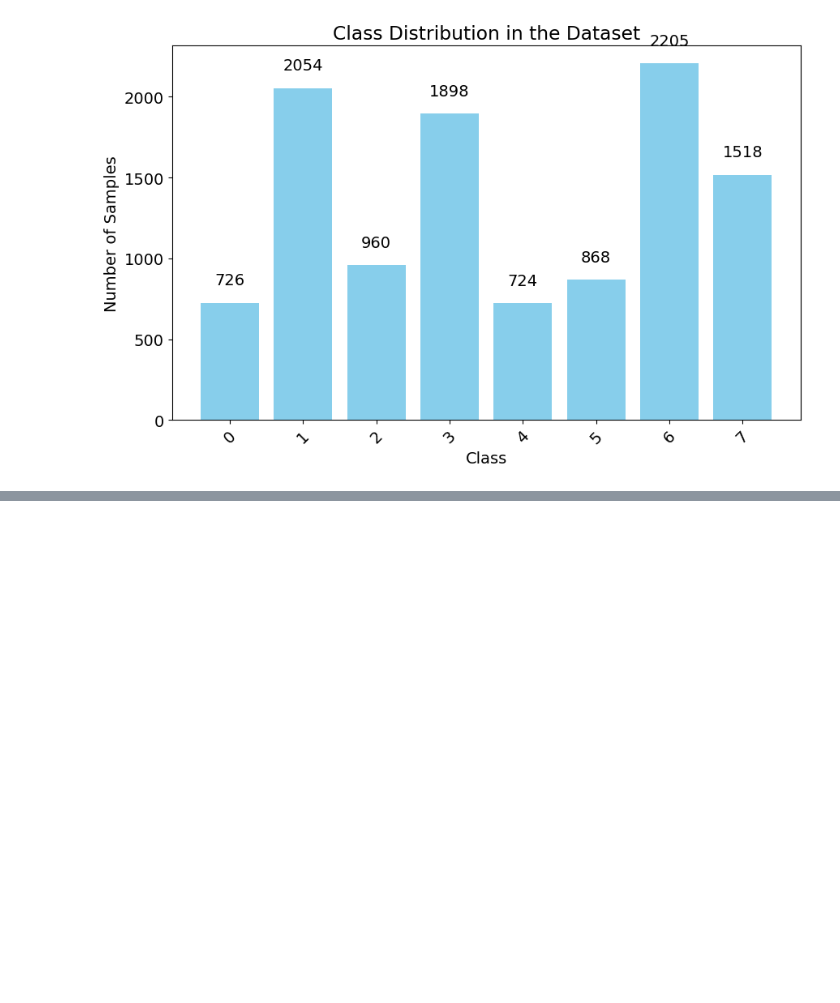
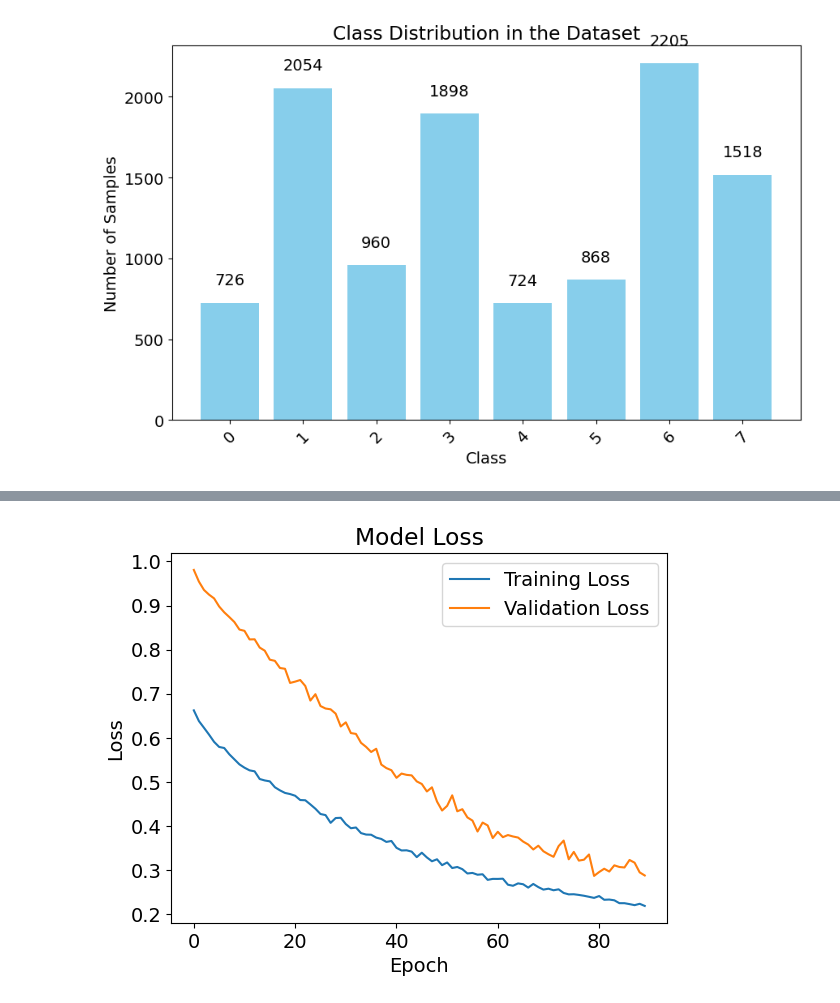
Before and after one commit to giovannaloro/AN2DL_PROJECT_2024_M2G, a Jupyter notebook: code/g_a.ipynb, the cells around one changed output, grey strips where cells are left out. Drawn from its saved outputs; the diff is of its cells as text; code cells hidden in the pictures; blank space fills up the shorter version.

```diff
--- a/code/g_a.ipynb
+++ b/code/g_a.ipynb
@@ -416,32 +443,33 @@ model.save("attempt_x.keras")
 # %%
 from tensorflow.keras.models import load_model
+from tensorflow.keras.layers import BatchNormalization
+from tensorflow.keras.optimizers import Adadelta
 
 #Load the saved model
-model = load_model('attempt_x.keras')
+model = load_model('attempt_y.keras')
 # Unfreeze specific layers in each EfficientNet model
 
 for layer in model.get_layer('Effnet_1').layers[-50:]:
-    if not isinstance(layer, layers.BatchNormalization):
+    if not isinstance(layer, BatchNormalization):
             layer.trainable = True
 
 for layer in model.get_layer('Effnet_2').layers[-50:]:
-    if not isinstance(layer, layers.BatchNormalization):
+    if not isinstance(layer, BatchNormalization):
             layer.trainable = True
 
 for layer in model.get_layer('Effnet_2').layers[-50:]:
-    if not isinstance(layer, layers.BatchNormalization):
+    if not isinstance(layer, BatchNormalization):
             layer.trainable = True
 
 #compile the model
 model.compile(optimizer=Adadelta(learning_rate=0.0001), loss='categorical_crossentropy', metrics=['accuracy'])
 # %%
-#set weights
-class_weights = compute_class_weight('balanced', classes=np.unique(y_int_train), y=y_int_train)
-class_weights = dict(enumerate(class_weights))
+from sklearn.utils.class_weight import compute_class_weight
+from tensorflow.keras.callbacks import EarlyStopping
 
 #train
 early_stopping = EarlyStopping(monitor='val_loss', patience=10, restore_best_weights=True)
-history = model.fit(X_train, y_train, validation_data=(X_val, y_val), epochs=100, batch_size=128, callbacks=[early_stopping], class_weight=class_weights)
+history = model.fit(X_train, y_train, validation_data=(X_val, y_val), epochs=250, batch_size=256, callbacks=[early_stopping], class_weight=class_weights)
 
 # Print the final training and validation loss
 final_train_loss = history.history['loss'][-1]
@@ -462,4 +490,5 @@ plt.legend(loc='upper right')
 plt.show()
 
 #save the model
-model.save("attempt_x_finetuned.keras")
+model.save("attempt_def_finetuned.keras")
+# %% [output]
@@ -465,0 +512 @@ model.save("attempt_x_finetuned.keras")
+[figure, added]
```
Also changed, not shown: parts of 14 cells of this notebook.
